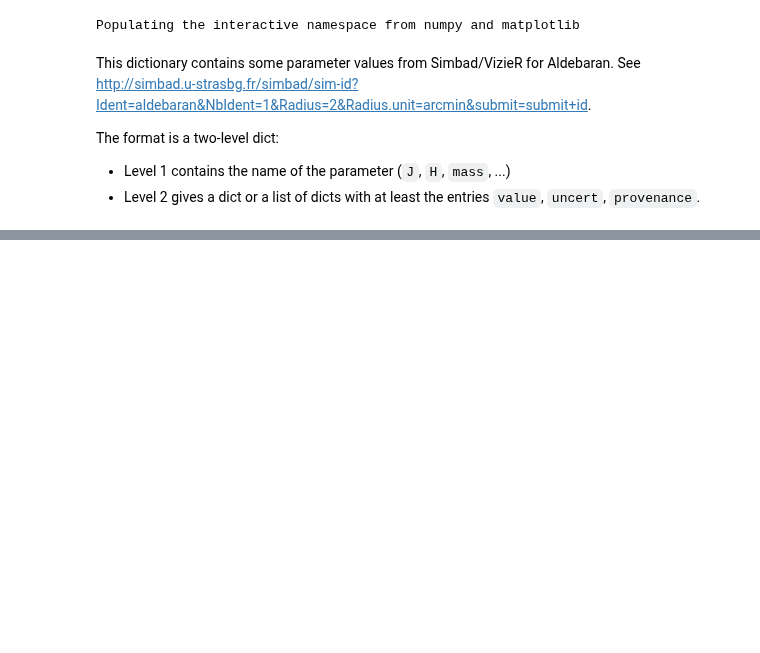
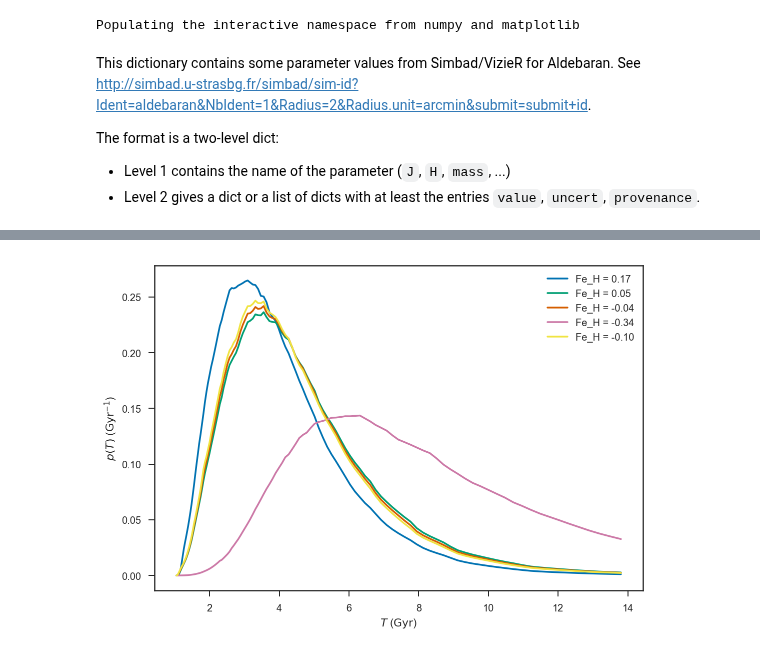
Before and after one commit to farr/Aldebaran, a Jupyter notebook: notebooks/Param Fits.ipynb, the cells around one changed output, grey strips where cells are left out. Saved outputs shown, nothing was run; the diff lists cells and outputs as text; code cells hidden in the pictures; blank space fills up the shorter version.

```diff
--- a/notebooks/Param Fits.ipynb
+++ b/notebooks/Param Fits.ipynb
@@ -54,0 +129,13 @@ params = {'J': {'value': -2.095,
+# %%
+for i in range(1,6):
+    f='../PARAM_Results/RGB_prior_numax_teff_feh_lum/pdfs/PDFage/pdf_age_Aldeb{:d}'.format(i)
+    post = genfromtxt(f, names=True)
+    pdf = post['PDF'] / trapz(post['PDF'], post['ageGyr'])
+    plot(post['ageGyr'], pdf, label=names[i-1])
+legend(loc='best')
+xlabel(r'$T$ ($\mathrm{Gyr}$)')
+ylabel(r'$p\left( T \right)$ ($\mathrm{Gyr}^{-1}$)')
+tight_layout()
+savefig('../plots/param_age.pdf')
+# %% [output]
+[figure, added]
```
Also changed, not shown: parts of 8 cells of this notebook, 4 other files.
